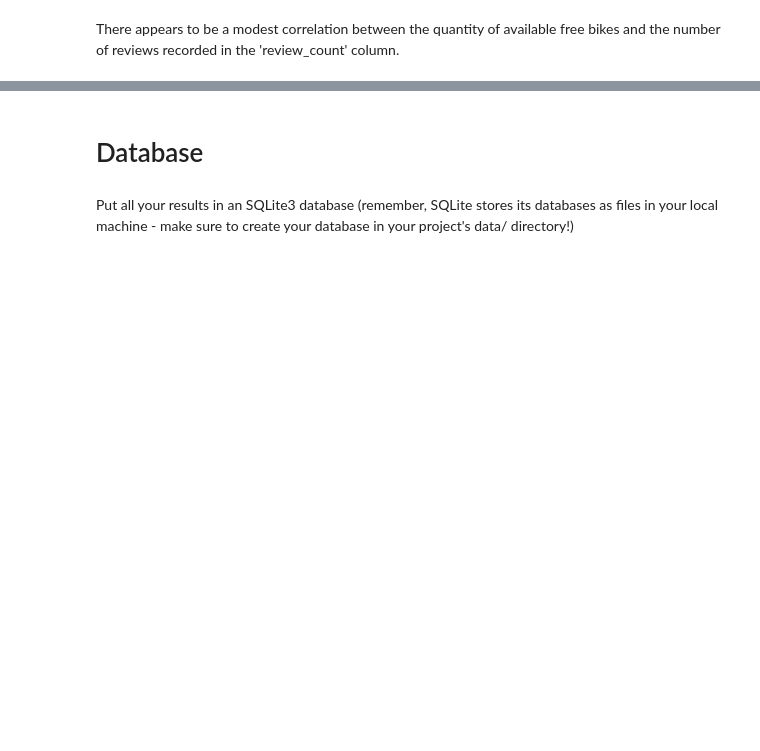
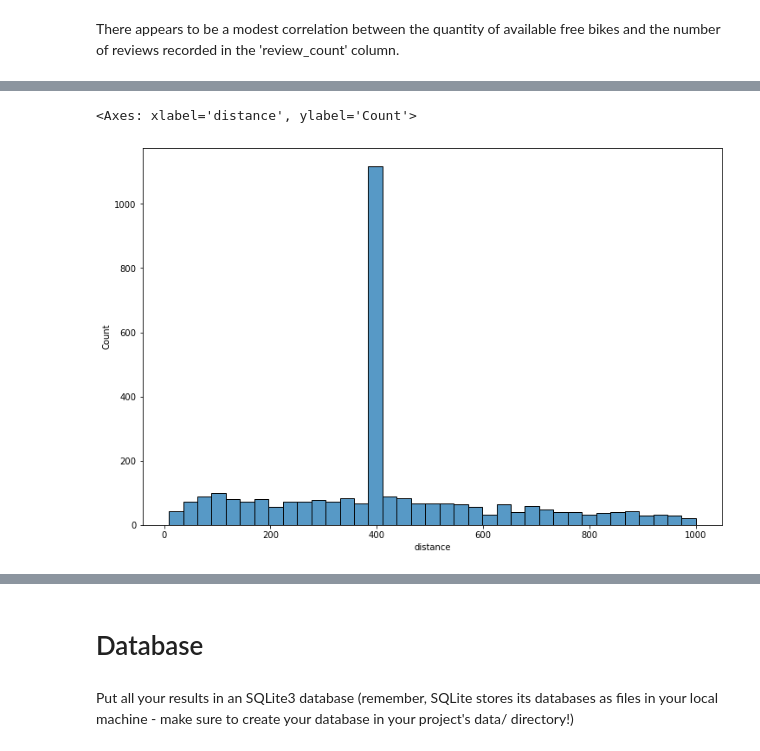
Before and after one commit to Kanustu/CityBikes-Statistical-Modeling, a Jupyter notebook: notebooks/joining_data.ipynb, the cells around one changed output, grey strips where cells are left out. Cells and saved outputs as stored; diff of their text form; code cells hidden in the pictures; blank space fills up the shorter version.

```diff
--- a/notebooks/joining_data.ipynb
+++ b/notebooks/joining_data.ipynb
@@ -84,0 +135,11 @@ There appears to be a modest correlation between the quantity of available free
+# %%
+# Removing outliers in distance column
+outlier_index = station_poi_df[station_poi_df['distance'] > 1000].index
+station_poi_df.drop(outlier_index, inplace=True)
+# %%
+fig = plt.gcf()
+fig.set_size_inches(12, 8)
+sns.histplot(data = station_poi_df, x =station_poi_df['distance'])
+# %% [output]
+<Axes: xlabel='distance', ylabel='Count'>
+[figure, added]
```
Also changed, not shown: parts of 13 cells of this notebook.
